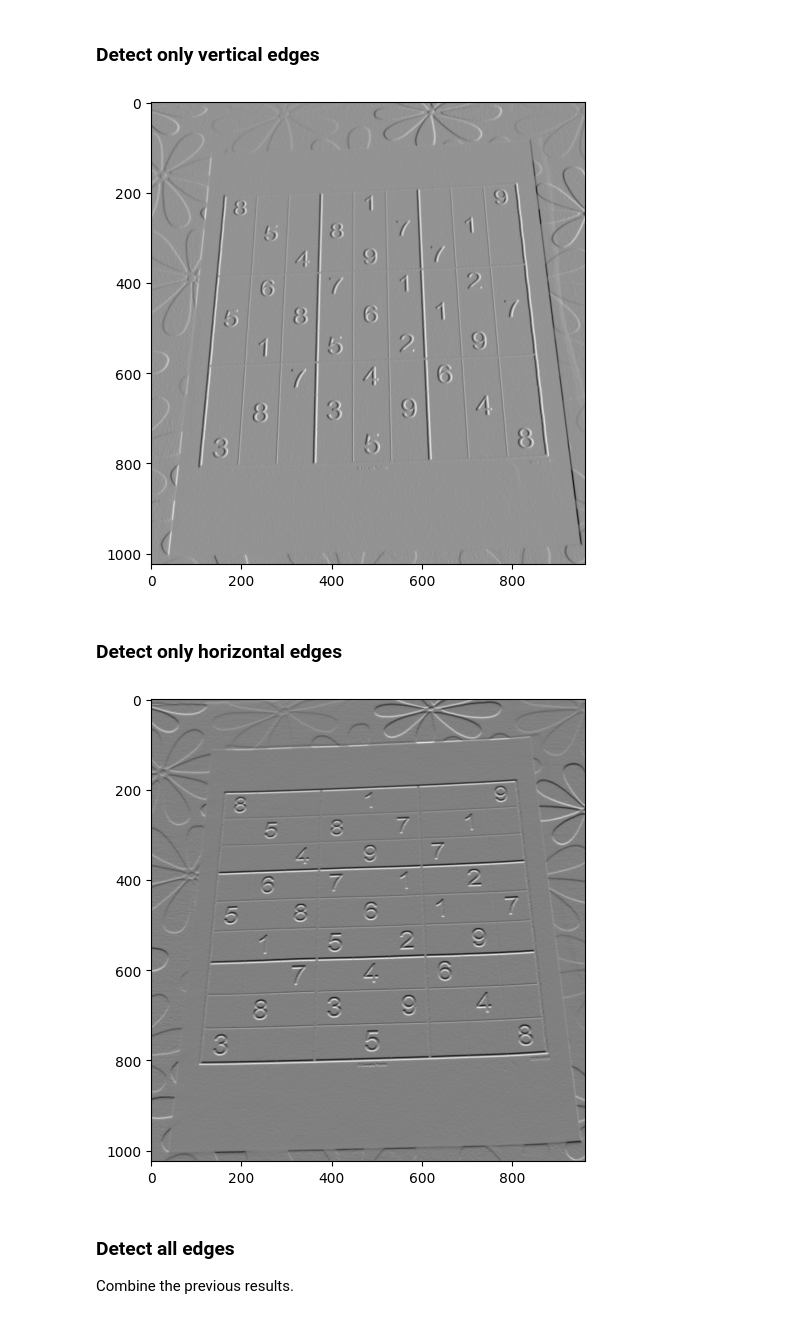
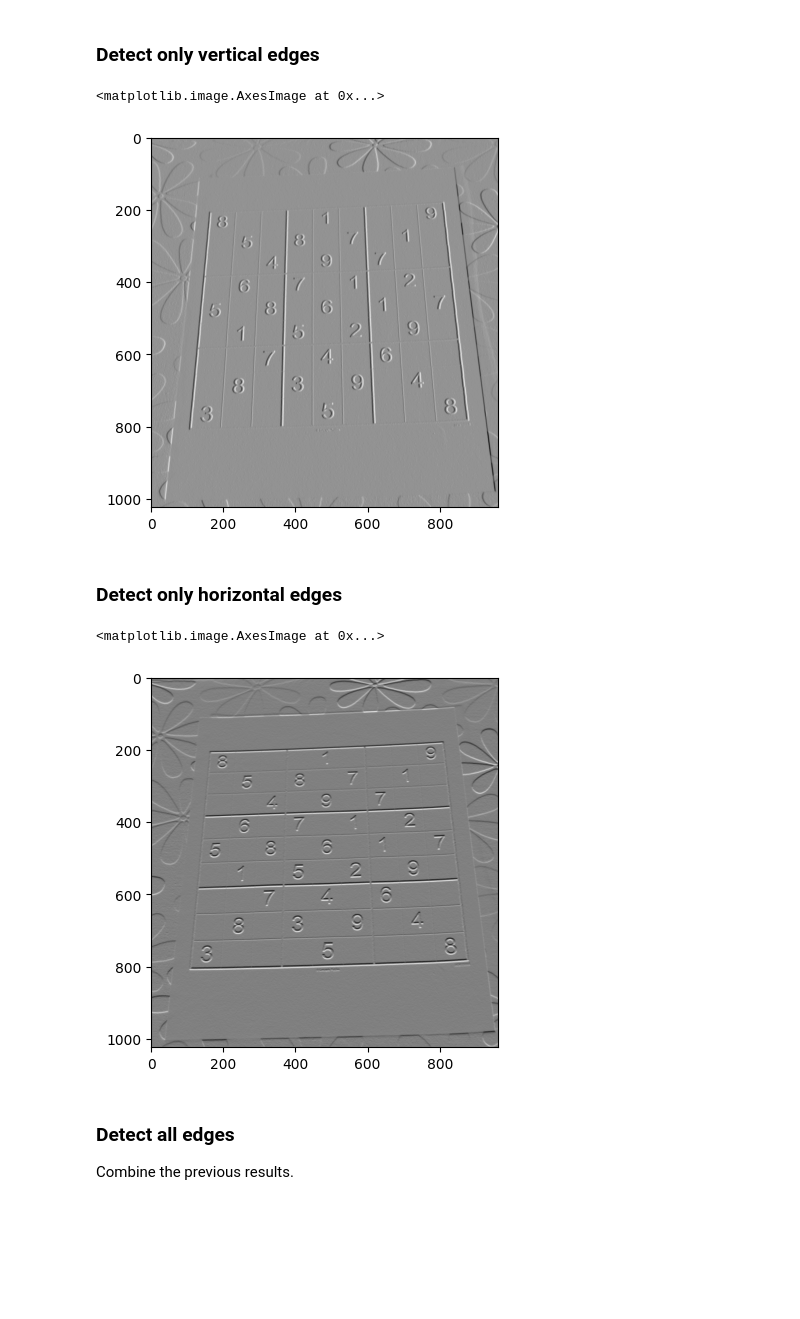
Before and after one commit to hasan-alper/opencv-notes, a Jupyter notebook: 02-IMAGE-PROCESSING/2.6-gradients.ipynb, the cells around one changed output. Saved outputs shown, nothing was run; the diff lists cells and outputs as text; code cells hidden in the pictures; blank space fills up the shorter version.

```diff
--- a/02-IMAGE-PROCESSING/2.6-gradients.ipynb
+++ b/02-IMAGE-PROCESSING/2.6-gradients.ipynb
@@ -28,16 +62,18 @@ Sobel operators is a joint Gaussian smoothing plus differentiation operation, so
 ### Detect only vertical edges
 # %%
 sobelx = cv2.Sobel(img, cv2.CV_64F, 1, 0, ksize=5)
-display_img(sobelx)
+plt.imshow(sobelx, cmap="gray")
 # %% [output]
+<matplotlib.image.AxesImage at 0x...>
-[figure, old version]
+[figure, new version]
 # %% [markdown]
 ### Detect only horizontal edges
 # %%
 sobely = cv2.Sobel(img, cv2.CV_64F, 0, 1, ksize=5)
-display_img(sobely)
+plt.imshow(sobely, cmap="gray")
 # %% [output]
+<matplotlib.image.AxesImage at 0x...>
-[figure, old version]
+[figure, new version]
 # %% [markdown]
 ### Detect all edges
 
```
Also changed, not shown: parts of 12 cells of this notebook, 1 other file.
